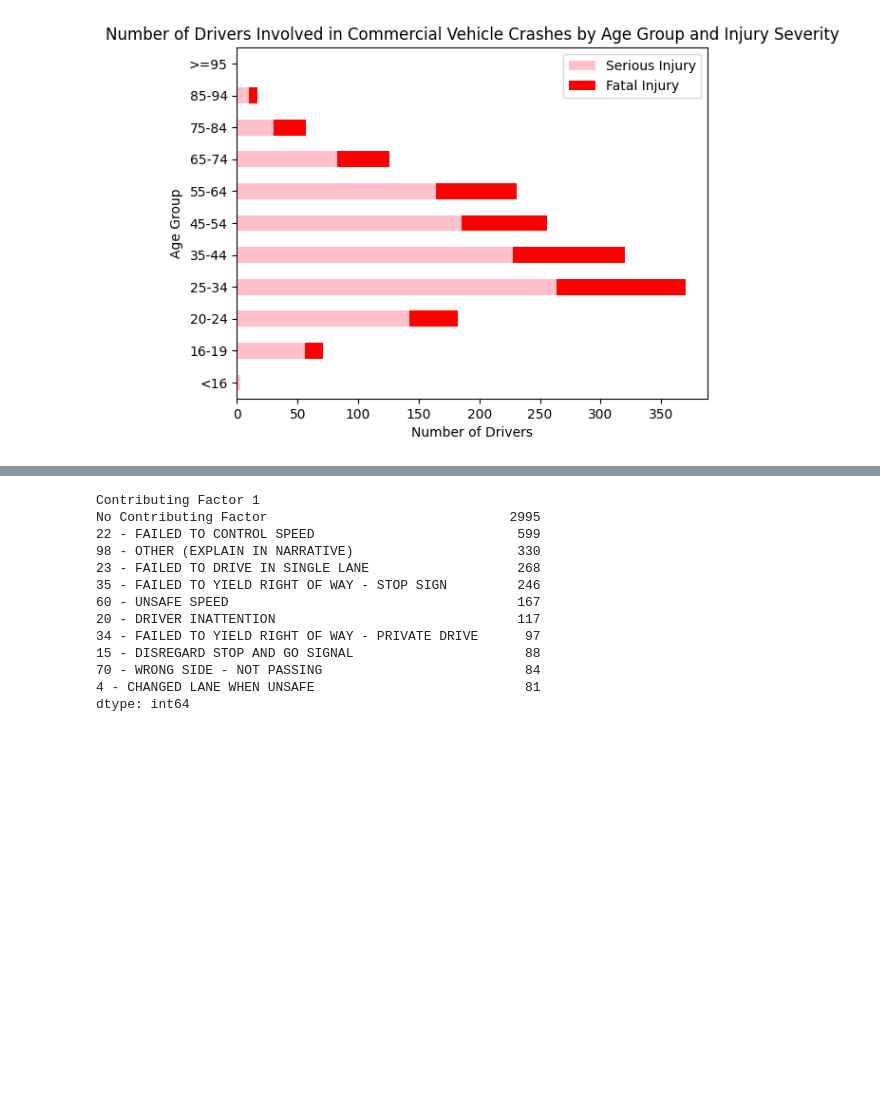
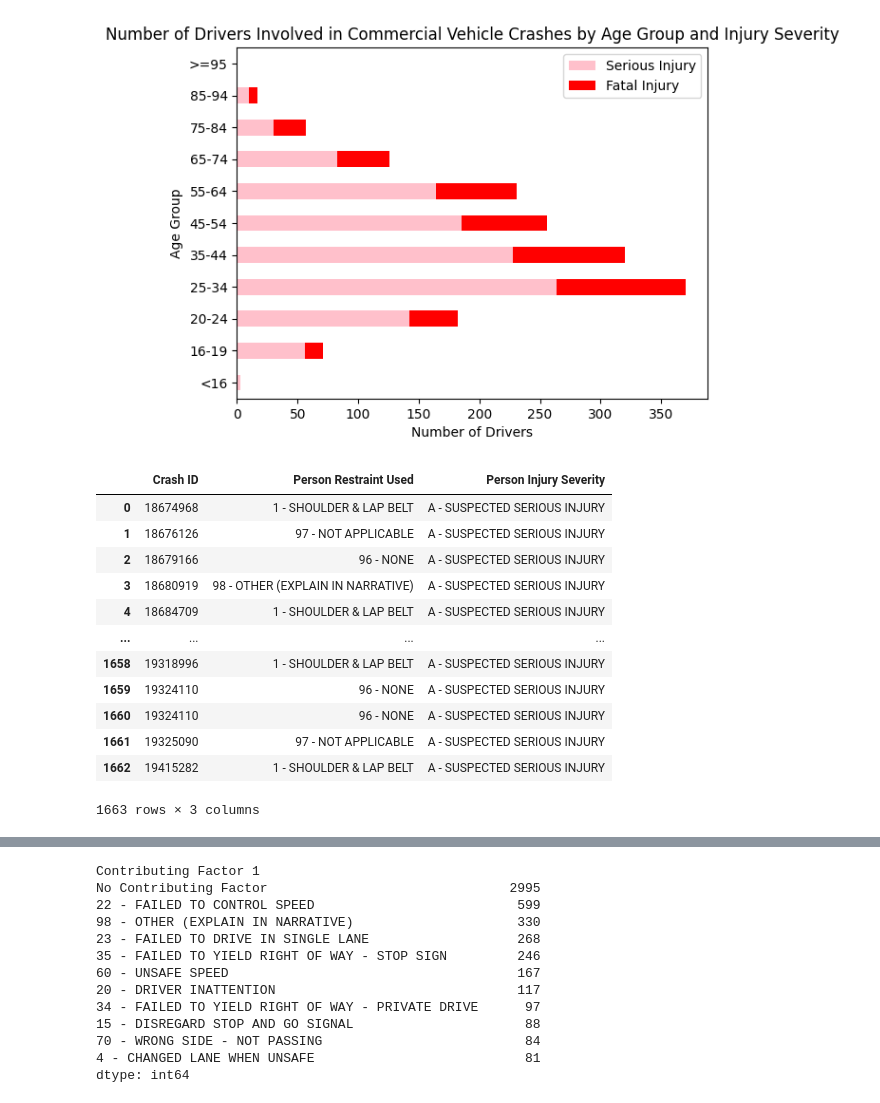
Before and after one commit to drainlm/CrashDash, a Jupyter notebook: backend/crashsqlalchemy.ipynb, the cells around one changed output, grey strips where cells are left out. Saved outputs shown, nothing was run; the diff lists cells and outputs as text; code cells hidden in the pictures; blank space fills up the shorter version.

```diff
--- a/backend/crashsqlalchemy.ipynb
+++ b/backend/crashsqlalchemy.ipynb
@@ -205,6 +221,22 @@ restraint_no_injury_counts = restraint_no_injuries['Person Restraint Used'].valu
 # Combine counts with concat
 restraint_combined_counts = pd.concat([restraint_fatal_injury_counts, restraint_serious_injury_counts, restraint_minor_injury_counts, restraint_possible_injury_counts, restraint_no_injury_counts], axis=1)
 restraint_combined_counts.columns = ['Fatal Injury', 'Serious Injury', 'Minor Injury', 'Possible Injury', 'No Injury']
+# %%
+restraint_serious_injuries
+# %% [output]
+|  | Crash ID | Person Restraint Used | Person Injury Severity |
+| 0 | 18674968 | 1 - SHOULDER & LAP BELT | A - SUSPECTED SERIOUS INJURY |
+| 1 | 18676126 | 97 - NOT APPLICABLE | A - SUSPECTED SERIOUS INJURY |
+| 2 | 18679166 | 96 - NONE | A - SUSPECTED SERIOUS INJURY |
+| 3 | 18680919 | 98 - OTHER (EXPLAIN IN NARRATIVE) | A - SUSPECTED SERIOUS INJURY |
+| 4 | 18684709 | 1 - SHOULDER & LAP BELT | A - SUSPECTED SERIOUS INJURY |
+| ... | ... | ... | ... |
+| 1658 | 19318996 | 1 - SHOULDER & LAP BELT | A - SUSPECTED SERIOUS INJURY |
+| 1659 | 19324110 | 96 - NONE | A - SUSPECTED SERIOUS INJURY |
+| 1660 | 19324110 | 96 - NONE | A - SUSPECTED SERIOUS INJURY |
+| 1661 | 19325090 | 97 - NOT APPLICABLE | A - SUSPECTED SERIOUS INJURY |
+| 1662 | 19415282 | 1 - SHOULDER & LAP BELT | A - SUSPECTED SERIOUS INJURY |
+1663 rows × 3 columns
 # %%
 restraint_combined_counts.plot(kind='barh', stacked=True, color=['red', 'orange', 'yellow', 'blue', 'green'])
 plt.xlabel('Number of Injured Persons')
```
Also changed, not shown: parts of 8 cells of this notebook, 22 other files.
